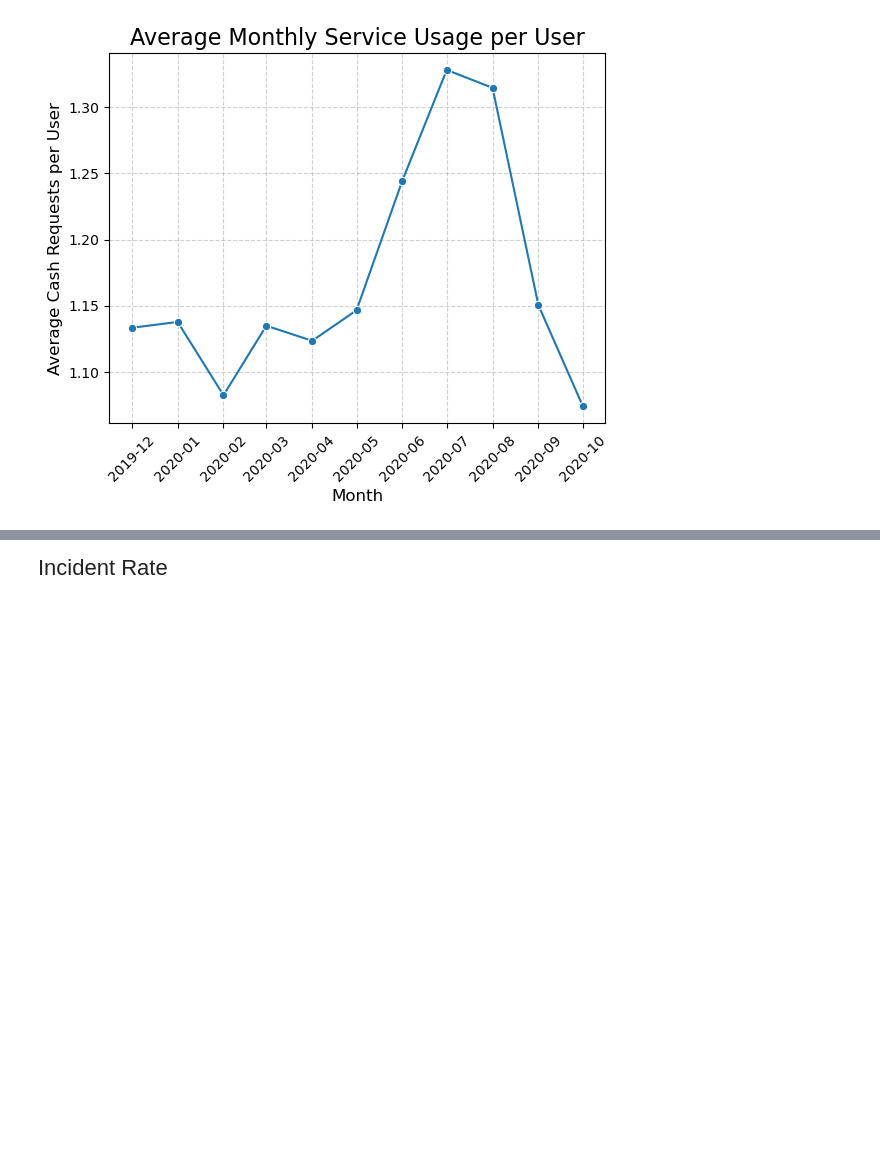
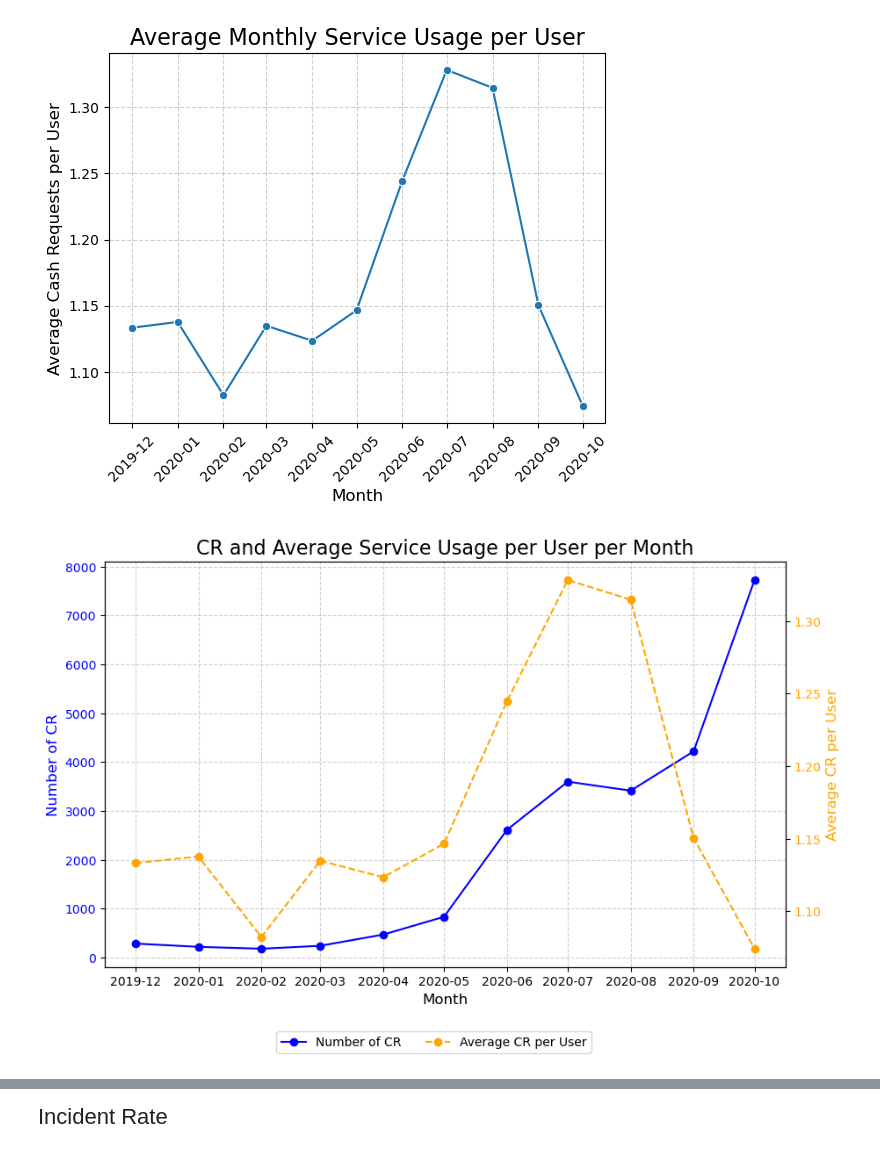
Before and after one commit to mariaaguilarvega/project-ironhack-payments-en, a Jupyter notebook: project_dataset/merged_analysis_mav.ipynb, the cells around one changed output, grey strips where cells are left out. Drawn from its saved outputs; the diff is of its cells as text; code cells hidden in the pictures; blank space fills up the shorter version.

```diff
--- a/project_dataset/merged_analysis_mav.ipynb
+++ b/project_dataset/merged_analysis_mav.ipynb
@@ -350,3 +351,34 @@ For example, when doing 'df[col].method(value, inplace=True)', try using 'df.met
 | 8 | 2020-07 | 1.328292 |
 | 9 | 2020-08 | 1.314736 |
 [figure]
+# %%
+import matplotlib.pyplot as plt
+
+# Create a graph with to axis
+fig, ax1 = plt.subplots(figsize=(10, 6))
+
+# represent total usage per month as number of cr per month
+ax1.plot(filtered_monthly_service_usage['CR_creation_month'], filtered_monthly_service_usage['CR_id_count'],
+         label='Number of CR', marker='o', linestyle='-', color='blue')
+ax1.set_xlabel('Month', fontsize=12)
+ax1.set_ylabel('Number of CR', color='blue', fontsize=12)
+ax1.tick_params(axis='y', labelcolor='blue')
+ax1.grid(True, linestyle='--', alpha=0.6)
+
+# Second axis to show average CR number per user per month
+ax2 = ax1.twinx()
+ax2.plot(filtered_average_service_usage['CR_creation_month'], filtered_average_service_usage['Average_CR_usage_per_user'],
+         label='Average CR per User', marker='o', linestyle='--', color='orange')
+ax2.set_ylabel('Average CR per User', color='orange', fontsize=12)
+ax2.tick_params(axis='y', labelcolor='orange')
+
+# adjust legend position
+fig.legend(loc='upper center', bbox_to_anchor=(0.5, 0), fontsize=10, ncol=2)
+
+# add tittle
+plt.title('CR and Average Service Usage per User per Month', fontsize=16)
+
+# show it!
+plt.show()
+# %% [output]
+[figure, added]
```
Also changed, not shown: parts of 33 cells of this notebook, 6 other files.
